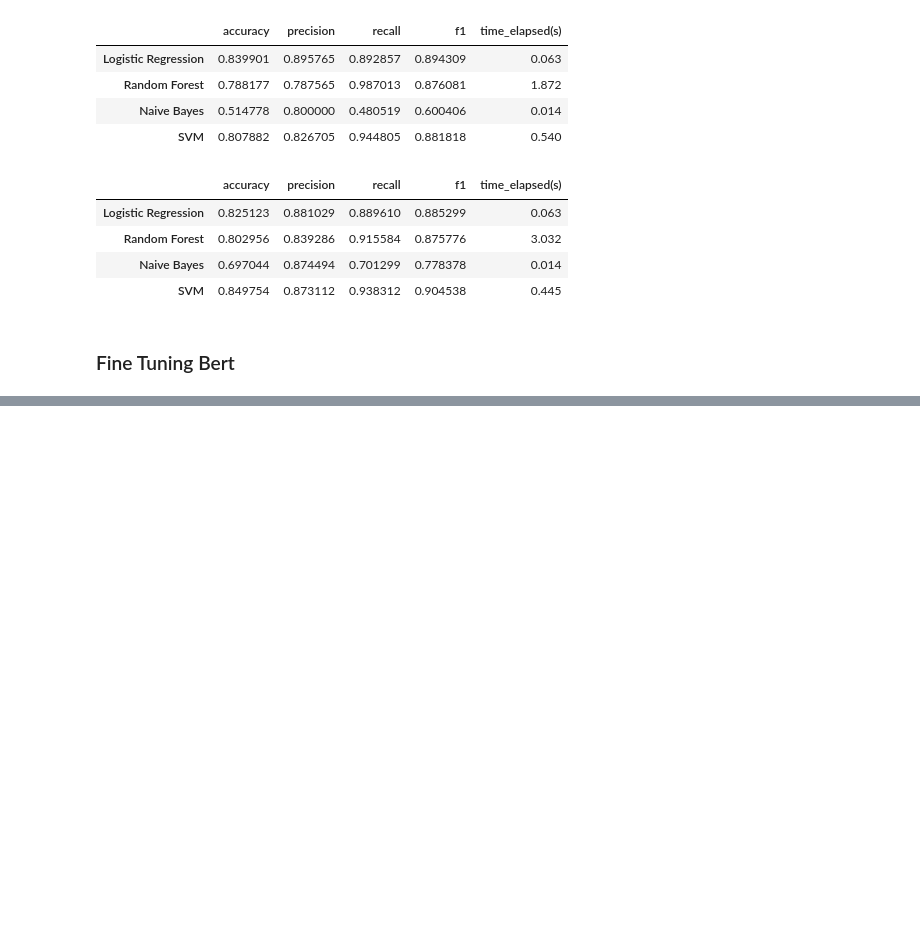
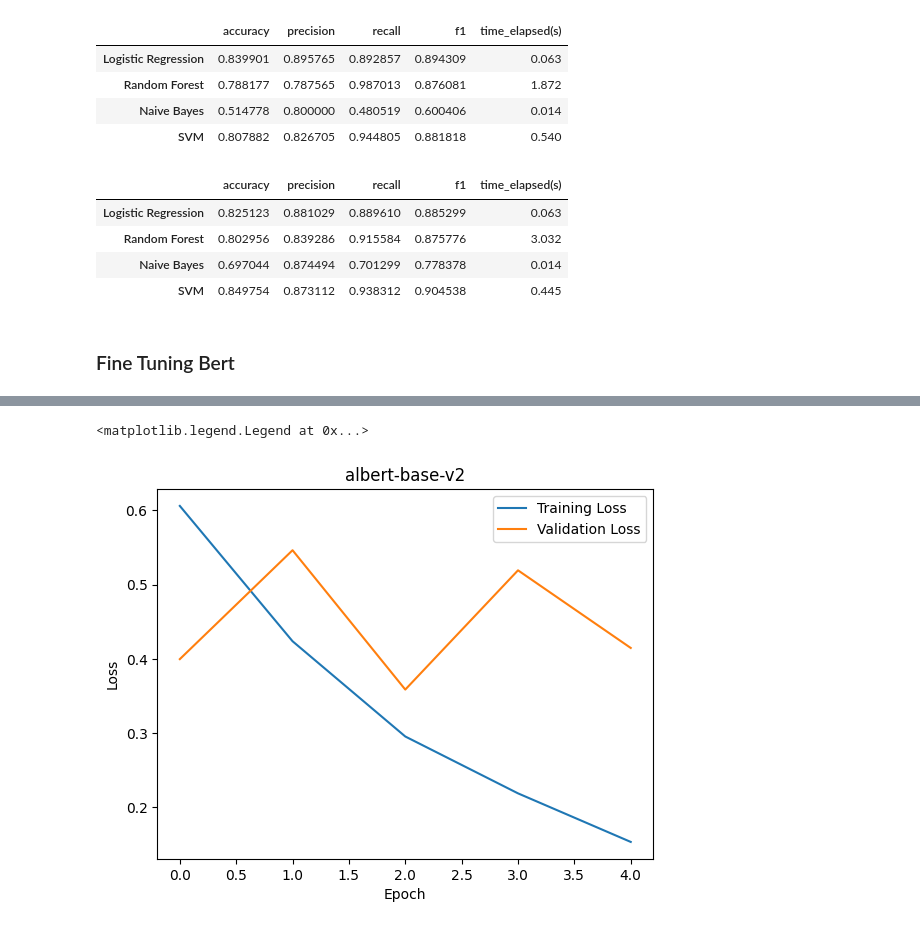
Before and after one commit to J-o-e-M/Social-Media-Mining-Project, a Jupyter notebook: main.ipynb, the cells around one changed output, grey strips where cells are left out. Cells and saved outputs as stored; diff of their text form; code cells hidden in the pictures; blank space fills up the shorter version.

```diff
--- a/main.ipynb
+++ b/main.ipynb
@@ -1239,0 +1458,17 @@ model = BertForSequenceClassification.from_pretrained('bert-base-uncased', num_l
+# %%
+model_name = 'albert-base-v2'
+tokenizer = AutoTokenizer.from_pretrained(model_name)
+train_loader, val_loader, test_loader = create_data_loaders(tokenizer, batch_size=32)
+model = AutoModelForSequenceClassification.from_pretrained(model_name, num_labels=2).to(device)
+optimizer = AdamW(model.parameters(), lr=5e-5, eps=1e-8)
+epochs = 5
+total_steps = len(train_loader) * epochs
+scheduler = get_linear_schedule_with_warmup(optimizer, num_warmup_steps=0, num_training_steps=total_steps)
+
+train_losses, val_losses = train(model, train_loader, val_loader, optimizer, epochs, device, scheduler)
+torch.save(model.state_dict(), f'fine-tuned-albert_model-{epochs}-epochs.pth')
+
+accuracy, precision, recall, f1 = test(model, test_loader, device)
+print(f"Test Accuracy: {accuracy:.4f}, Precision: {precision:.4f}, Recall: {recall:.4f}, F1 Score: {f1:.4f}")
+
+fine_tuned_results["ALBERT"] = {"accuracy": accuracy, "precision": precision, "recall": recall, "f1": f1}
@@ -1239,0 +1484,10 @@ model = BertForSequenceClassification.from_pretrained('bert-base-uncased', num_l
+# %%
+plt.plot(train_losses, label="Training Loss")
+plt.plot(val_losses, label="Validation Loss")
+plt.xlabel("Epoch")
+plt.ylabel("Loss")
+plt.title(model_name)
+plt.legend()
+# %% [output]
+<matplotlib.legend.Legend at 0x...>
+[figure, added]
```
Also changed, not shown: parts of 31 cells of this notebook, 2 other files.
